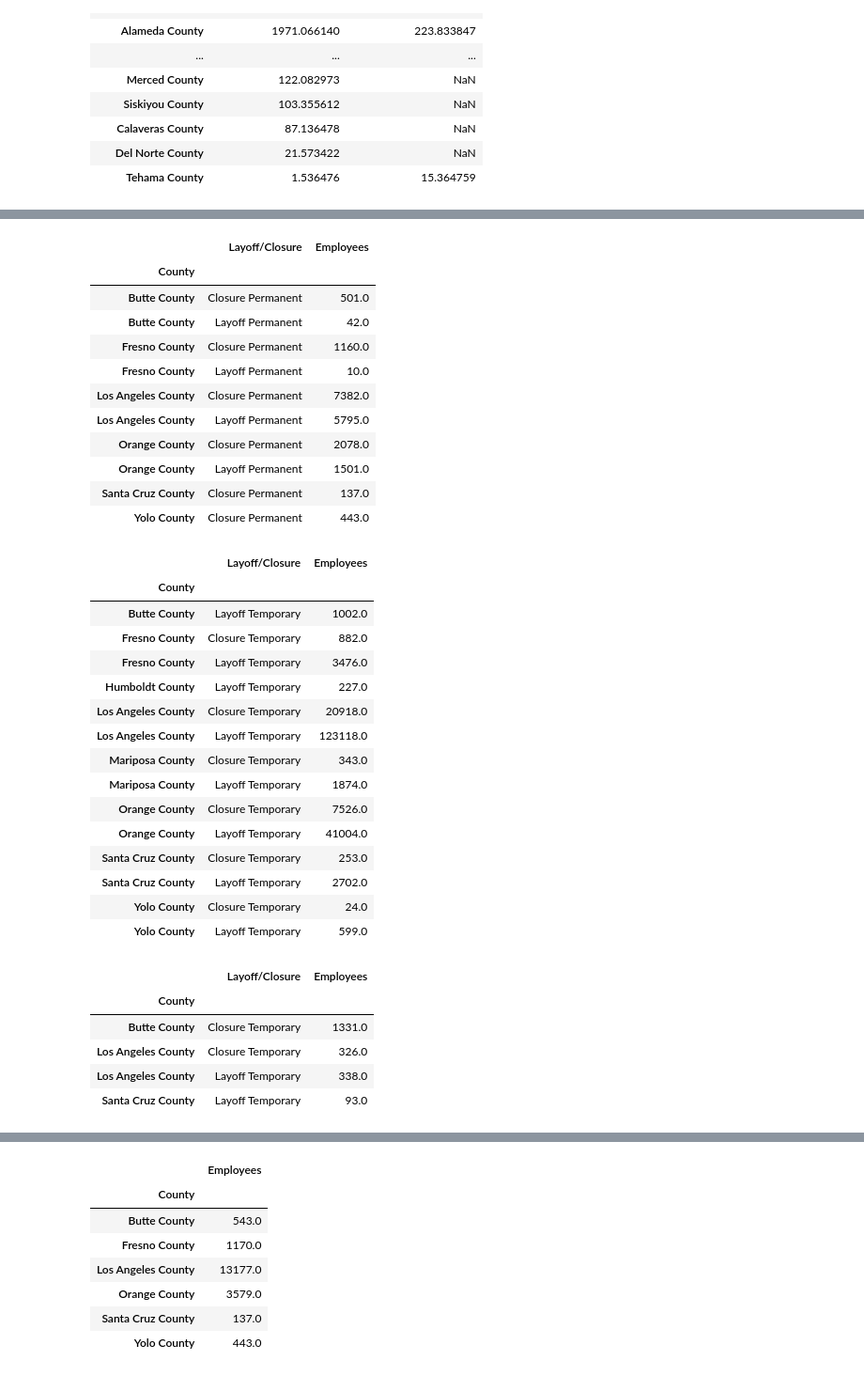
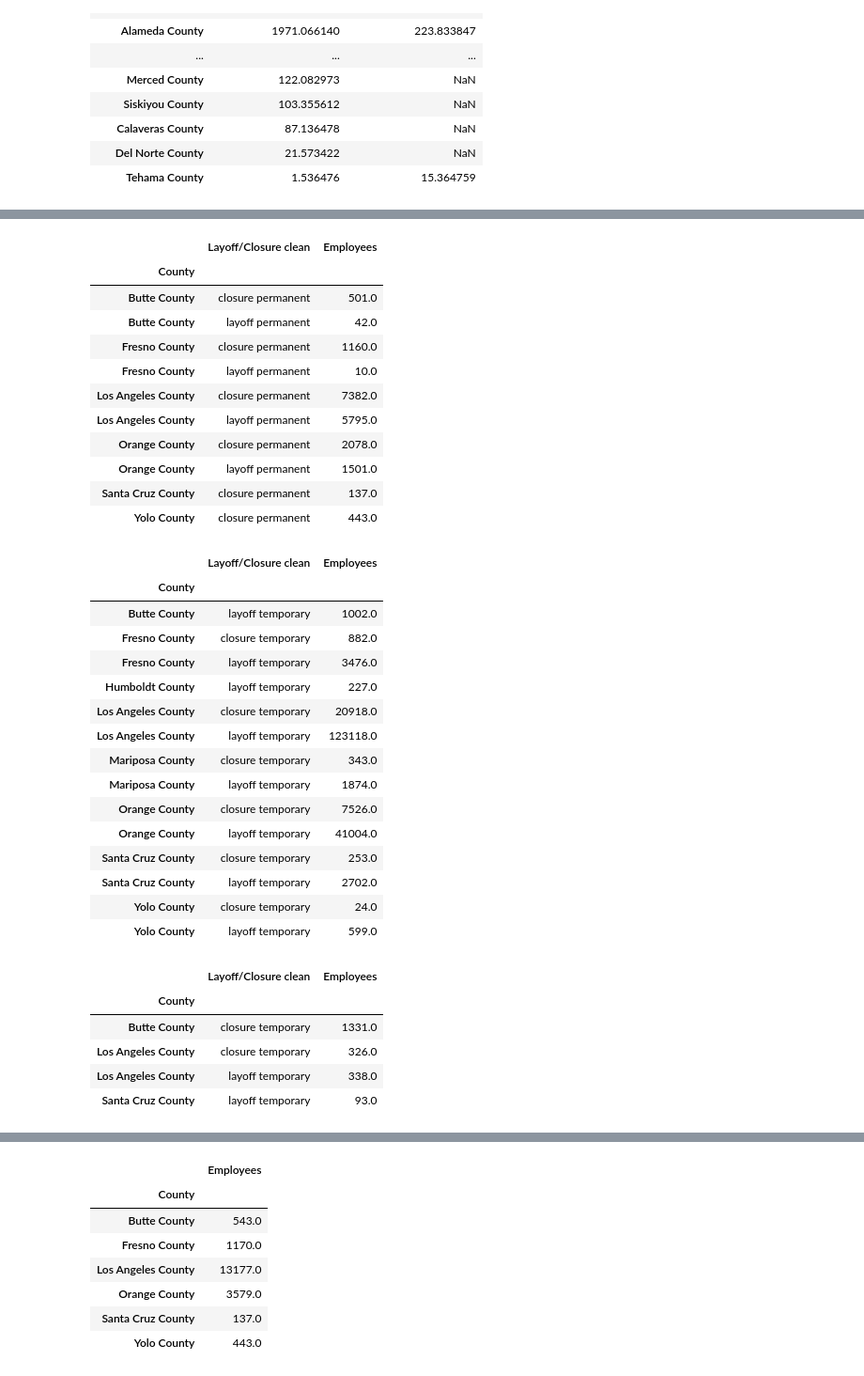
Before and after one commit to biglocalnews/WARN_Cali_analysis, a Jupyter notebook: notebooks/warn_analysis.ipynb, the cells around one changed output, grey strips where cells are left out. Shown at 94% size. Cells and saved outputs as stored; diff of their text form; code cells hidden in the pictures.

Commit message:
replacing layoff/closure with layoff/closure clean

```diff
--- a/notebooks/warn_analysis.ipynb
+++ b/notebooks/warn_analysis.ipynb
@@ -303,20 +303,20 @@ high_rent_burden_20_prm.reset_index('Layoff/Closure')
 # %%
 high_rent_burden_19_prm = cali_2019_info[cali_2019_info['County'].isin(counties_list)]
 high_rent_burden_19_prm = high_rent_burden_19_prm[high_rent_burden_19_prm['Layoff/Closure clean'].isin(layoff_closure_list_perm)]
-high_rent_burden_19_prm = high_rent_burden_19_prm[['County','Layoff/Closure','Employees']]
-high_rent_burden_19_prm = high_rent_burden_19_prm.groupby(['County','Layoff/Closure']).sum()
-high_rent_burden_19_prm.reset_index('Layoff/Closure')
+high_rent_burden_19_prm = high_rent_burden_19_prm[['County','Layoff/Closure clean','Employees']]
+high_rent_burden_19_prm = high_rent_burden_19_prm.groupby(['County','Layoff/Closure clean']).sum()
+high_rent_burden_19_prm.reset_index('Layoff/Closure clean')
 # %% [output]
-|  | Layoff/Closure | Employees |
+|  | Layoff/Closure clean | Employees |
 | County |  |  |
-| Butte County | Closure Permanent | 501.0 |
-| Butte County | Layoff Permanent | 42.0 |
-| Fresno County | Closure Permanent | 1160.0 |
-| Fresno County | Layoff Permanent | 10.0 |
-| Los Angeles County | Closure Permanent | 7382.0 |
-| Los Angeles County | Layoff Permanent | 5795.0 |
-| Orange County | Closure Permanent | 2078.0 |
-| Orange County | Layoff Permanent | 1501.0 |
-| Santa Cruz County | Closure Permanent | 137.0 |
-| Yolo County | Closure Permanent | 443.0 |
+| Butte County | closure permanent | 501.0 |
+| Butte County | layoff permanent | 42.0 |
+| Fresno County | closure permanent | 1160.0 |
+| Fresno County | layoff permanent | 10.0 |
+| Los Angeles County | closure permanent | 7382.0 |
+| Los Angeles County | layoff permanent | 5795.0 |
+| Orange County | closure permanent | 2078.0 |
+| Orange County | layoff permanent | 1501.0 |
+| Santa Cruz County | closure permanent | 137.0 |
+| Yolo County | closure permanent | 443.0 |
 # %%
@@ -325,37 +325,37 @@ perm_job_loss.rename(columns={'Employees_x':'Employees Laid Off 2020', 'Employee
 # %%
 high_rent_burden_20_tmp = cali_2020_info[cali_2020_info['County'].isin(counties_list)]
 high_rent_burden_20_tmp = high_rent_burden_20_tmp[high_rent_burden_20_tmp['Layoff/Closure clean'].isin(layoff_closure_list_temp)]
-high_rent_burden_20_tmp = high_rent_burden_20_tmp[['County','Layoff/Closure','Employees']]
-high_rent_burden_20_tmp = high_rent_burden_20_tmp.groupby(['County','Layoff/Closure']).sum()
-high_rent_burden_20_tmp.reset_index('Layoff/Closure')
+high_rent_burden_20_tmp = high_rent_burden_20_tmp[['County','Layoff/Closure clean','Employees']]
+high_rent_burden_20_tmp = high_rent_burden_20_tmp.groupby(['County','Layoff/Closure clean']).sum()
+high_rent_burden_20_tmp.reset_index('Layoff/Closure clean')
 # %% [output]
-|  | Layoff/Closure | Employees |
+|  | Layoff/Closure clean | Employees |
 | County |  |  |
-| Butte County | Layoff Temporary | 1002.0 |
-| Fresno County | Closure Temporary | 882.0 |
-| Fresno County | Layoff Temporary | 3476.0 |
-| Humboldt County | Layoff Temporary | 227.0 |
-| Los Angeles County | Closure Temporary | 20918.0 |
-| Los Angeles County | Layoff Temporary | 123118.0 |
-| Mariposa County | Closure Temporary | 343.0 |
-| Mariposa County | Layoff Temporary | 1874.0 |
-| Orange County | Closure Temporary | 7526.0 |
-| Orange County | Layoff Temporary | 41004.0 |
-| Santa Cruz County | Closure Temporary | 253.0 |
-| Santa Cruz County | Layoff Temporary | 2702.0 |
-| Yolo County | Closure Temporary | 24.0 |
-| Yolo County | Layoff Temporary | 599.0 |
+| Butte County | layoff temporary | 1002.0 |
+| Fresno County | closure temporary | 882.0 |
+| Fresno County | layoff temporary | 3476.0 |
+| Humboldt County | layoff temporary | 227.0 |
+| Los Angeles County | closure temporary | 20918.0 |
+| Los Angeles County | layoff temporary | 123118.0 |
+| Mariposa County | closure temporary | 343.0 |
+| Mariposa County | layoff temporary | 1874.0 |
+| Orange County | closure temporary | 7526.0 |
+| Orange County | layoff temporary | 41004.0 |
+| Santa Cruz County | closure temporary | 253.0 |
+| Santa Cruz County | layoff temporary | 2702.0 |
+| Yolo County | closure temporary | 24.0 |
+| Yolo County | layoff temporary | 599.0 |
 # %%
 high_rent_burden_19_tmp = cali_2019_info[cali_2019_info['County'].isin(counties_list)]
 high_rent_burden_19_tmp = high_rent_burden_19_tmp[high_rent_burden_19_tmp['Layoff/Closure clean'].isin(layoff_closure_list_temp)]
-high_rent_burden_19_tmp = high_rent_burden_19_tmp[['County','Layoff/Closure','Employees']]
-high_rent_burden_19_tmp = high_rent_burden_19_tmp.groupby(['County','Layoff/Closure']).sum()
-high_rent_burden_19_tmp.reset_index('Layoff/Closure')
+high_rent_burden_19_tmp = high_rent_burden_19_tmp[['County','Layoff/Closure clean','Employees']]
+high_rent_burden_19_tmp = high_rent_burden_19_tmp.groupby(['County','Layoff/Closure clean']).sum()
+high_rent_burden_19_tmp.reset_index('Layoff/Closure clean')
 # %% [output]
-|  | Layoff/Closure | Employees |
+|  | Layoff/Closure clean | Employees |
 | County |  |  |
-| Butte County | Closure Temporary | 1331.0 |
-| Los Angeles County | Closure Temporary | 326.0 |
-| Los Angeles County | Layoff Temporary | 338.0 |
-| Santa Cruz County | Layoff Temporary | 93.0 |
+| Butte County | closure temporary | 1331.0 |
+| Los Angeles County | closure temporary | 326.0 |
+| Los Angeles County | layoff temporary | 338.0 |
+| Santa Cruz County | layoff temporary | 93.0 |
 # %%
```
Also changed, not shown: parts of 9 cells of this notebook.
